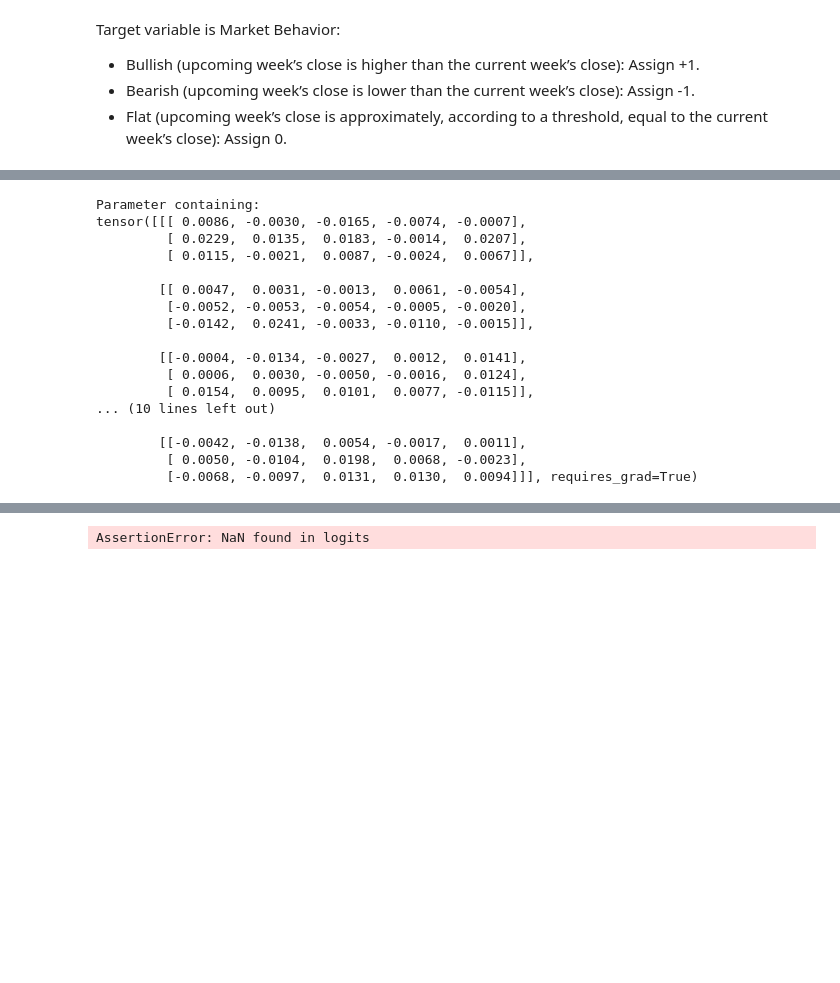
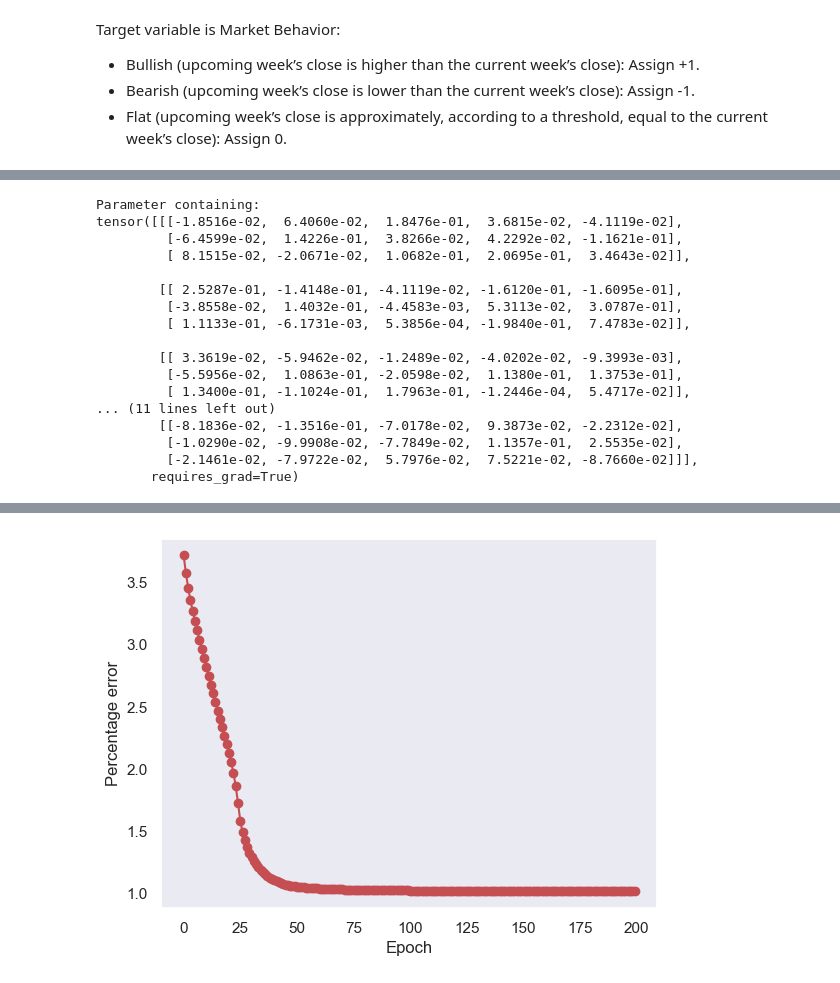
Before and after one commit to elenatomasella/ML, a Jupyter notebook: anfis_amzn.ipynb, the cells around one changed output, grey strips where cells are left out. Cells and saved outputs as stored; diff of their text form; code cells hidden in the pictures; blank space fills up the shorter version.

```diff
--- a/anfis_amzn.ipynb
+++ b/anfis_amzn.ipynb
@@ -255,10 +260,26 @@ test_loader = DataLoader(test_data, batch_size=64, shuffle=False)
 # %%
 # Define the membership functions for RSI and store in invars:
 invars = [
-    ('RSI', [membership.GaussMembFunc(50, 10),membership.SigmoidMembFunc(-1, 30), membership.SigmoidMembFunc(1, 70)]),
-    ('CCI', [membership.GaussMembFunc(0, 70),membership.SigmoidMembFunc(-1, -100), membership.SigmoidMembFunc(1, 100)]),
-    ('CPC', [membership.GaussMembFunc(0.5, 0.35),membership.SigmoidMembFunc(-1, -0.2), membership.SigmoidMembFunc(1, 0.8)]),
-    ('MADN', [membership.GaussMembFunc(0, 0.2),membership.SigmoidMembFunc(-1, -0.25), membership.SigmoidMembFunc(1, 0.25)])
+    ('RSI', [
+        membership.GaussMembFunc(50, 10),
+        membership.SigmoidMembFunc(-0.1, 30),  # less steep slope
+        membership.SigmoidMembFunc(0.1, 70)
+    ]),
+    ('CCI', [
+        membership.GaussMembFunc(0, 70),
+        membership.SigmoidMembFunc(-0.1, -100),  # less steep slope
+        membership.SigmoidMembFunc(0.1, 100)
+    ]),
+    ('CPC', [
+        membership.GaussMembFunc(0.5, 0.35),
+        membership.SigmoidMembFunc(-0.1, -0.2),  # less steep slope
+        membership.SigmoidMembFunc(0.1, 0.8)
+    ]),
+    ('MADN', [
+        membership.GaussMembFunc(0, 0.2),
+        membership.SigmoidMembFunc(-0.1, -0.25),  # less steep slope
+        membership.SigmoidMembFunc(0.1, 0.25)
+    ])
 ]
 
 model = anfis.AnfisNetClassifier(invardefs=invars, num_classes=3)
@@ -271,23 +292,23 @@ model = anfis.AnfisNetClassifier(invardefs=invars, num_classes=3)
 model.coeff
 # %% [output]
 Parameter containing:
-tensor([[[ 0.0086, -0.0030, -0.0165, -0.0074, -0.0007],
-         [ 0.0229,  0.0135,  0.0183, -0.0014,  0.0207],
-         [ 0.0115, -0.0021,  0.0087, -0.0024,  0.0067]],
+tensor([[[-1.8516e-02,  6.4060e-02,  1.8476e-01,  3.6815e-02, -4.1119e-02],
+         [-6.4599e-02,  1.4226e-01,  3.8266e-02,  4.2292e-02, -1.1621e-01],
+         [ 8.1515e-02, -2.0671e-02,  1.0682e-01,  2.0695e-01,  3.4643e-02]],
 
-        [[ 0.0047,  0.0031, -0.0013,  0.0061, -0.0054],
-         [-0.0052, -0.0053, -0.0054, -0.0005, -0.0020],
-         [-0.0142,  0.0241, -0.0033, -0.0110, -0.0015]],
+        [[ 2.5287e-01, -1.4148e-01, -4.1119e-02, -1.6120e-01, -1.6095e-01],
+         [-3.8558e-02,  1.4032e-01, -4.4583e-03,  5.3113e-02,  3.0787e-01],
+         [ 1.1133e-01, -6.1731e-03,  5.3856e-04, -1.9840e-01,  7.4783e-02]],
 
-        [[-0.0004, -0.0134, -0.0027,  0.0012,  0.0141],
-         [ 0.0006,  0.0030, -0.0050, -0.0016,  0.0124],
-         [ 0.0154,  0.0095,  0.0101,  0.0077, -0.0115]],
-... (10 lines left out)
-
-        [[-0.0042, -0.0138,  0.0054, -0.0017,  0.0011],
-         [ 0.0050, -0.0104,  0.0198,  0.0068, -0.0023],
-         [-0.0068, -0.0097,  0.0131,  0.0130,  0.0094]]], requires_grad=True)
+        [[ 3.3619e-02, -5.9462e-02, -1.2489e-02, -4.0202e-02, -9.3993e-03],
+         [-5.5956e-02,  1.0863e-01, -2.0598e-02,  1.1380e-01,  1.3753e-01],
+         [ 1.3400e-01, -1.1024e-01,  1.7963e-01, -1.2446e-04,  5.4717e-02]],
+... (11 lines left out)
+        [[-8.1836e-02, -1.3516e-01, -7.0178e-02,  9.3873e-02, -2.2312e-02],
+         [-1.0290e-02, -9.9908e-02, -7.7849e-02,  1.1357e-01,  2.5535e-02],
+         [-2.1461e-02, -7.9722e-02,  5.7976e-02,  7.5221e-02, -8.7660e-02]]],
+       requires_grad=True)
 # %%
-optimizer = torch.optim.Adam(model.parameters(), lr=0.01)
-experimental.train_anfis_classifier_with(model=model, data=train_loader, optimizer=optimizer, epochs=100, show_plots=True)
+optimizer = torch.optim.Adam(model.parameters(), lr=0.0001)
+experimental.train_anfis_classifier_with(model=model, data=train_loader, optimizer=optimizer, epochs=200, show_plots=True)
 # %% [output]
@@ -311 +332 @@ layer.consequent.coefficients gradient: 43.345184326171875
-AssertionError: NaN found in logits
+[figure, added]
```
Also changed, not shown: parts of 9 cells of this notebook.
